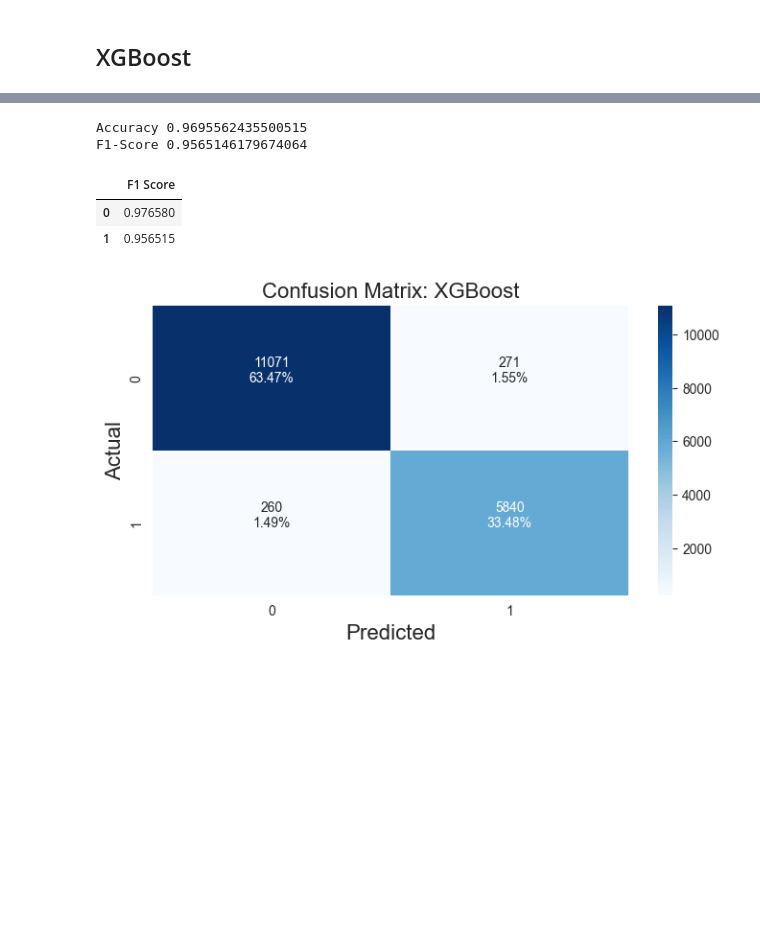
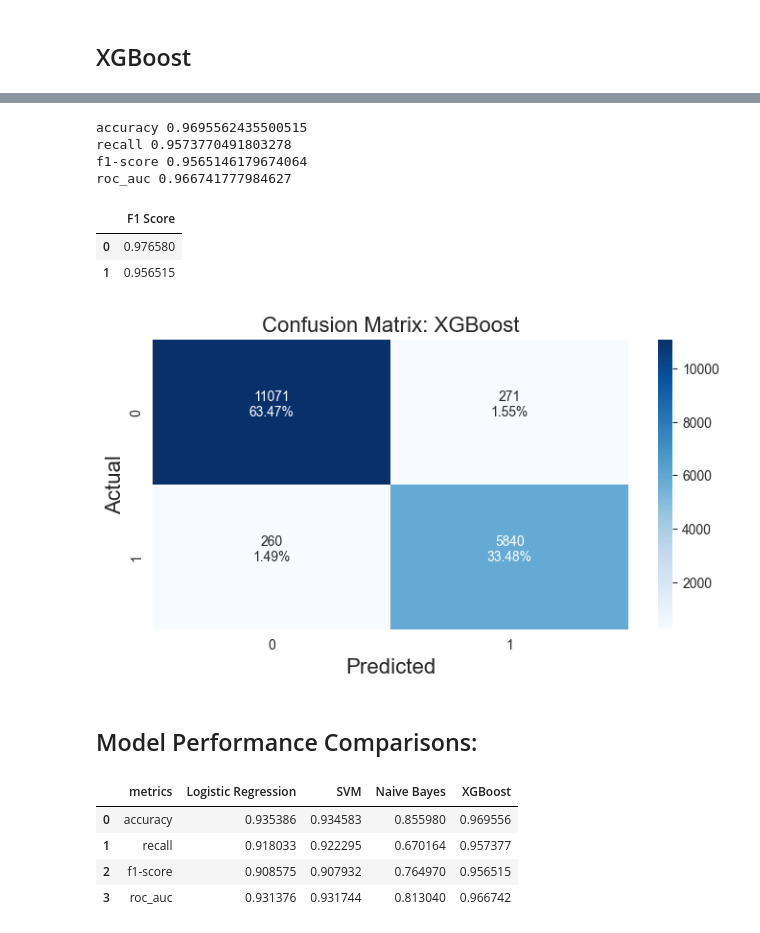
Before and after one commit to leoAshu/phishing-url-detection, a Jupyter notebook: notebooks/approach_2.ipynb, the cells around one changed output, grey strips where cells are left out. Drawn from its saved outputs; the diff is of its cells as text; code cells hidden in the pictures; blank space fills up the shorter version.

```diff
--- a/notebooks/approach_2.ipynb
+++ b/notebooks/approach_2.ipynb
@@ -598,10 +640,24 @@ testing completed: 0.03 seconds
 # %%
 # results: Gaussian NB
 # accuracy
-print('Accuracy', accuracy_score(y_valid, y_pred))
+acc = accuracy_score(y_valid, y_pred)
+results['Naive Bayes'].append(acc)
+print('accuracy', acc)
+
+# recall
+recall = recall_score(y_valid, y_pred)
+results['Naive Bayes'].append(recall)
+print('recall', recall)
 
 # f1 score
-print('F1-Score', f1_score(y_valid, y_pred))
+f1 = f1_score(y_valid, y_pred)
+results['Naive Bayes'].append(f1)
+print('f1-score', f1)
+
+# roc_auc
+roc = roc_auc_score(y_valid, y_pred)
+results['Naive Bayes'].append(roc)
+print('roc_auc', roc)
 
 # class label-wise f1 score
 # 0 - Not Phishing
@@ -657,10 +715,24 @@ testing completed: 0.05 seconds
 # %%
 # results: XGBoost
 # accuracy
-print('Accuracy', accuracy_score(y_valid, y_pred))
+acc = accuracy_score(y_valid, y_pred)
+results['XGBoost'].append(acc)
+print('accuracy', acc)
+
+# recall
+recall = recall_score(y_valid, y_pred)
+results['XGBoost'].append(recall)
+print('recall', recall)
 
 # f1 score
-print('F1-Score', f1_score(y_valid, y_pred))
+f1 = f1_score(y_valid, y_pred)
+results['XGBoost'].append(f1)
+print('f1-score', f1)
+
+# roc_auc
+roc = roc_auc_score(y_valid, y_pred)
+results['XGBoost'].append(roc)
+print('roc_auc', roc)
 
 # class label-wise f1 score
 # 0 - Not Phishing
@@ -674,9 +746,25 @@ plot_confusion_matrix(
     'Confusion Matrix: XGBoost'
 )
 # %% [output]
-Accuracy 0.9695562435500515
-F1-Score 0.9565146179674064
+accuracy 0.9695562435500515
+recall 0.9573770491803278
+f1-score 0.9565146179674064
+roc_auc 0.966741777984627
 |  | F1 Score |
 | 0 | 0.976580 |
 | 1 | 0.956515 |
 [figure]
+# %% [markdown]
+## Model Performance Comparisons:
+# %%
+# convert the results into a dataframe
+results_df = pd.DataFrame(results)
+
+# display the results
+results_df
+# %% [output]
+|  | metrics | Logistic Regression | SVM | Naive Bayes | XGBoost |
+| 0 | accuracy | 0.935386 | 0.934583 | 0.855980 | 0.969556 |
+| 1 | recall | 0.918033 | 0.922295 | 0.670164 | 0.957377 |
+| 2 | f1-score | 0.908575 | 0.907932 | 0.764970 | 0.956515 |
+| 3 | roc_auc | 0.931376 | 0.931744 | 0.813040 | 0.966742 |
```
Also changed, not shown: parts of 13 cells of this notebook.
